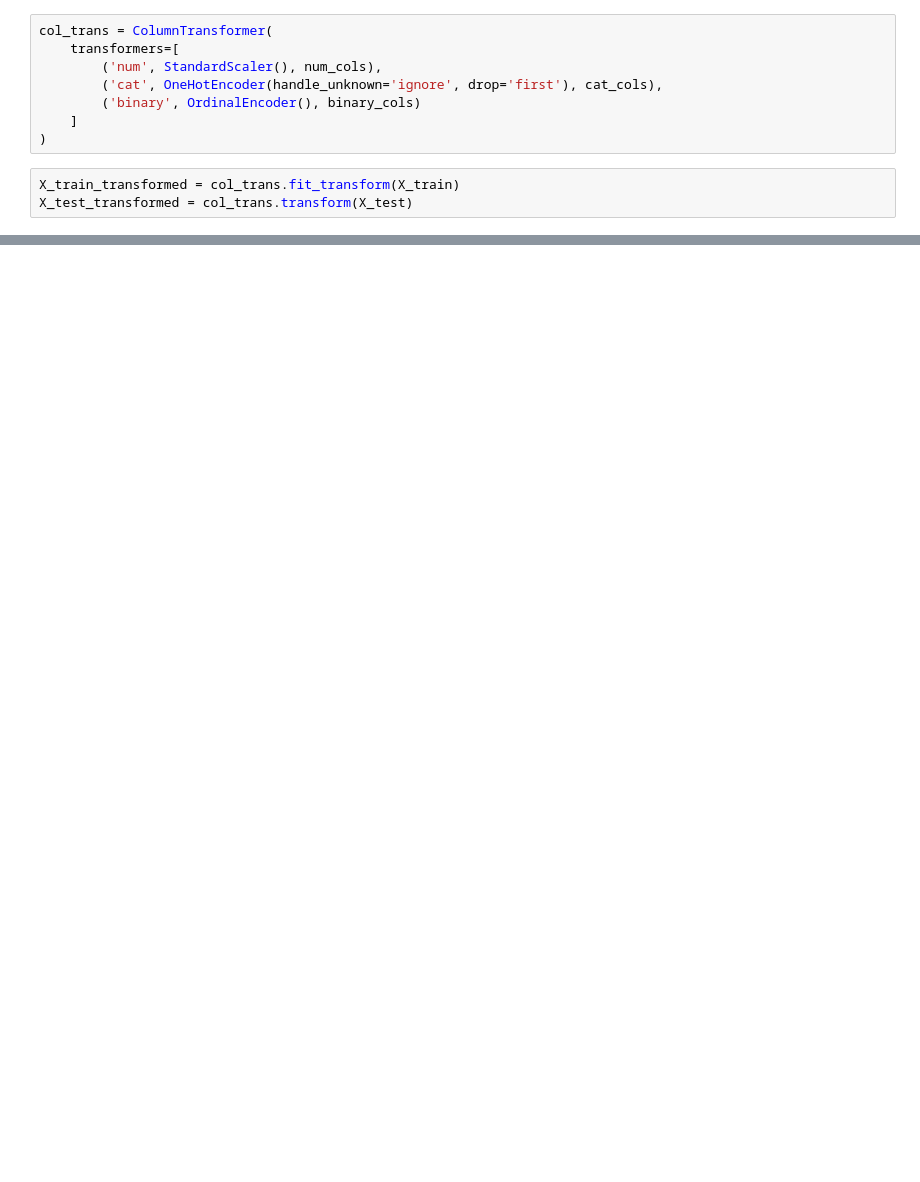
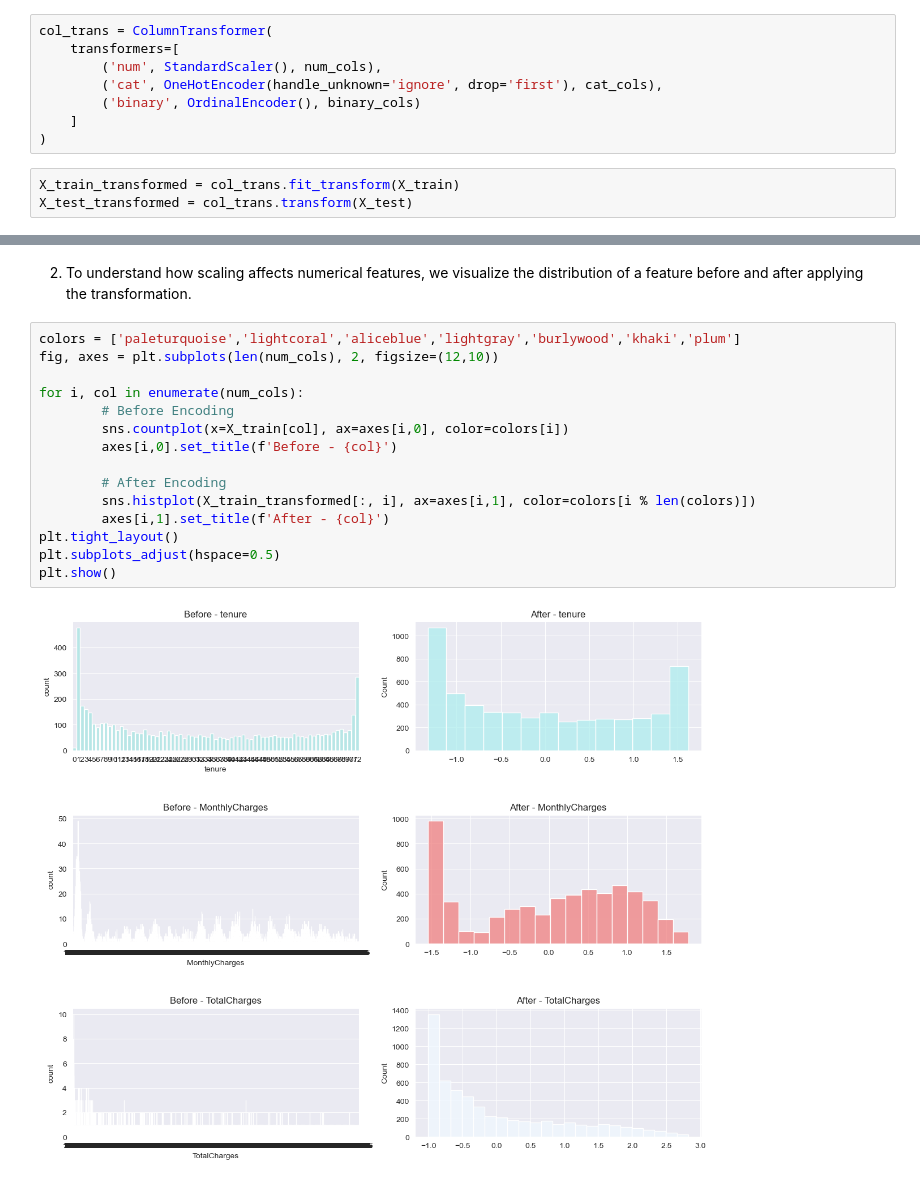
Before and after one commit to varun-chourasia/Machine-Learning, a Jupyter notebook: ML_Preprocessing/Encoding_techniques/Column_transformer.ipynb, the cells around one changed output, grey strips where cells are left out. Saved outputs shown, nothing was run; the diff lists cells and outputs as text; blank space fills up the shorter version.

```diff
--- a/ML_Preprocessing/Encoding_techniques/Column_transformer.ipynb
+++ b/ML_Preprocessing/Encoding_techniques/Column_transformer.ipynb
@@ -91,0 +121,19 @@ sns.histplot(X_train_transformed, kde=True, ax=ax1)
+# %% [markdown]
+2. To understand how scaling affects numerical features, we visualize the distribution of a feature before and after applying the transformation.
+# %%
+colors = ['paleturquoise','lightcoral','aliceblue','lightgray','burlywood','khaki','plum']
+fig, axes = plt.subplots(len(num_cols), 2, figsize=(12,10))
+
+for i, col in enumerate(num_cols):
+        # Before Encoding
+        sns.countplot(x=X_train[col], ax=axes[i,0], color=colors[i])
+        axes[i,0].set_title(f'Before - {col}')
+
+        # After Encoding
+        sns.histplot(X_train_transformed[:, i], ax=axes[i,1], color=colors[i % len(colors)])
+        axes[i,1].set_title(f'After - {col}')
+plt.tight_layout()
+plt.subplots_adjust(hspace=0.5)
+plt.show()
+# %% [output]
+[figure, added]
```
Also changed, not shown: parts of 19 cells of this notebook, 2 other files.
